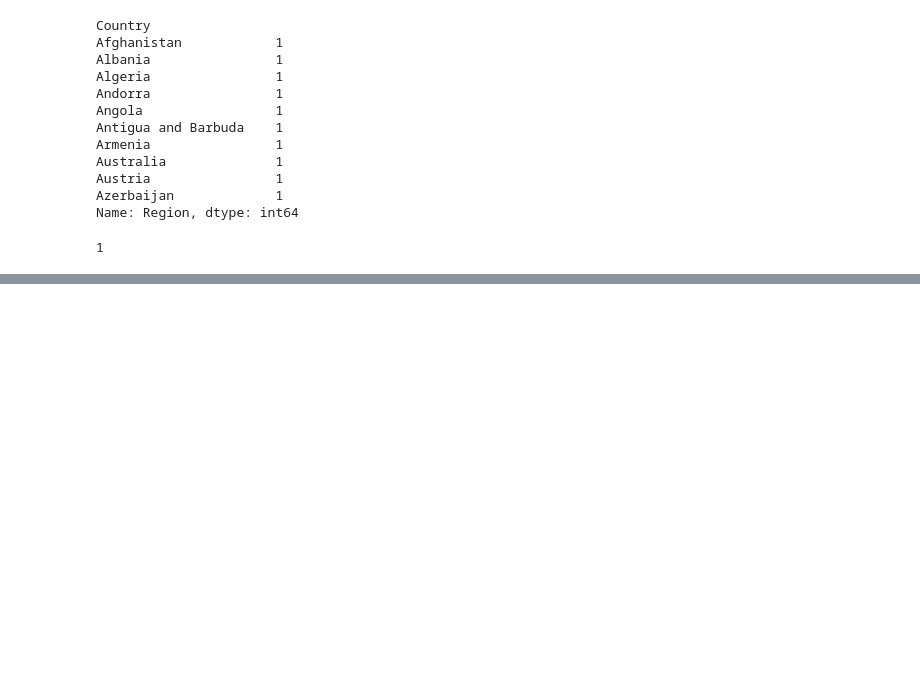
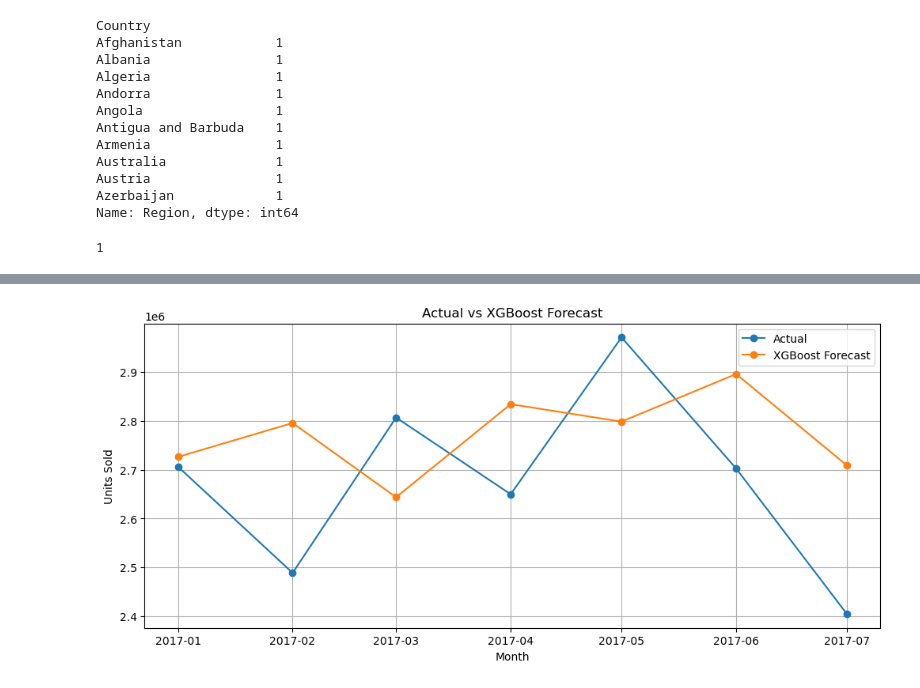
Before and after one commit to sankya-jadhav/retail-sales-analytics-forecasting, a Jupyter notebook: notebook/sales.ipynb, the cells around one changed output, grey strips where cells are left out. Saved outputs shown, nothing was run; the diff lists cells and outputs as text; code cells hidden in the pictures; blank space fills up the shorter version.

```diff
--- a/notebook/sales.ipynb
+++ b/notebook/sales.ipynb
@@ -413,0 +812,5 @@ country_region_check.max()
+# %%
+monthly_ml["month"] = monthly_ml.index.month
+monthly_ml["quarter"] = monthly_ml.index.quarter
+# %%
+monthly_ml = monthly_ml.dropna()
@@ -413,0 +832,2 @@ country_region_check.max()
+# %%
+y = monthly_ml["units_sold"]
@@ -413,0 +886,22 @@ country_region_check.max()
+# %%
+from xgboost import XGBRegressor
+
+xgb_model = XGBRegressor(
+    n_estimators=300,
+    learning_rate=0.05,
+    max_depth=3,
+    random_state=42
+)
+
+xgb_model.fit(X_train, y_train)
+
+xgb_forecast = xgb_model.predict(X_test)
+xgb_forecast = pd.Series(xgb_forecast, index=y_test.index)
+
+xgb_mae = mean_absolute_error(y_test, xgb_forecast)
+xgb_rmse = np.sqrt(mean_squared_error(y_test, xgb_forecast))
+xgb_mape = np.mean(np.abs((y_test - xgb_forecast) / y_test)) * 100
+
+print("XGBoost MAE:", xgb_mae)
+print("XGBoost RMSE:", xgb_rmse)
+print("XGBoost MAPE:", xgb_mape)
@@ -413,0 +923,17 @@ country_region_check.max()
+# %%
+import matplotlib.pyplot as plt
+
+plt.figure(figsize=(12, 5))
+
+plt.plot(y_test.index, y_test.values, marker="o", label="Actual")
+plt.plot(xgb_forecast.index, xgb_forecast.values, marker="o", label="XGBoost Forecast")
+
+plt.title("Actual vs XGBoost Forecast")
+plt.xlabel("Month")
+plt.ylabel("Units Sold")
+plt.legend()
+plt.grid(True)
+
+plt.show()
+# %% [output]
+[figure, added]
```
Also changed, not shown: parts of 51 cells of this notebook, 7 other files.
